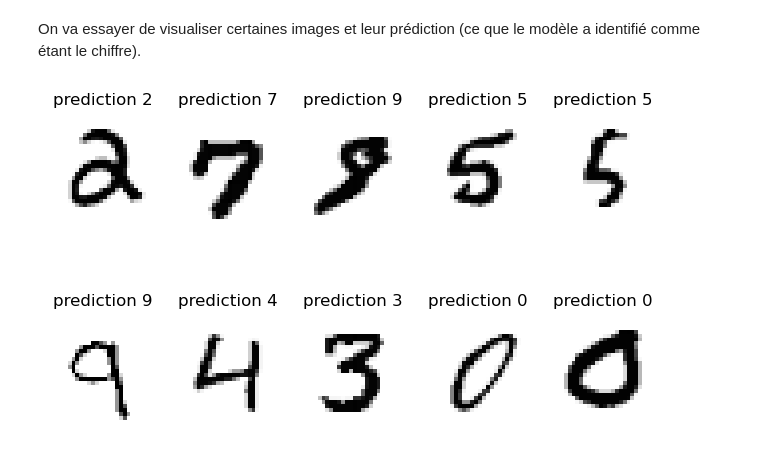
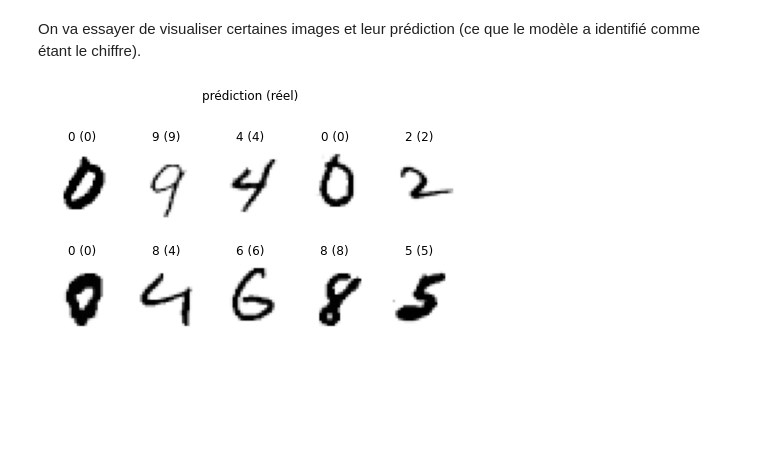
Before and after one commit to mkirschpin/CoursPython, a Jupyter notebook: solutions/ExempleNeuralNetworks/exempleMLP_sklearn.ipynb, the cells around one changed output. Drawn from its saved outputs; the diff is of its cells as text; code cells hidden in the pictures; blank space fills up the shorter version.

Commit message:
Mise à jour visualisation prédiction exemple MLP SKLearn

```diff
--- a/solutions/ExempleNeuralNetworks/exempleMLP_sklearn.ipynb
+++ b/solutions/ExempleNeuralNetworks/exempleMLP_sklearn.ipynb
@@ -194,16 +194,18 @@ On va essayer de visualiser certaines images et leur prédiction (ce que le mod
 # %%
 fig, ax = plt.subplots(nrows=2, ncols=5)
 ax = ax.flatten() # pour transformer notre tableau bidimensionnel en un tableau unidimensionnel
 
 nblin = len(x_test) # on trouve le nombre d'échantillons du x_test
 
 for i in range(10) :  # on a 10 positions pour afficher des chiffres
     n = rnd.randint(0,nblin)
     ax[i].imshow(x_test[n].reshape(28,28),cmap='Greys')
-    ax[i].set_title ('prediction {}'.format(y_test_pred[n]))
+    ax[i].set_title ('{} ({})'.format(y_test_pred[n], y_test[n]))
     ax[i].axis('off')
 
+
+plt.suptitle('prédiction (réel)')
 plt.tight_layout()
 plt.show()
 # %% [output]
-[figure, old version]
+[figure, new version]
```
Also changed, not shown: parts of 7 cells of this notebook.
